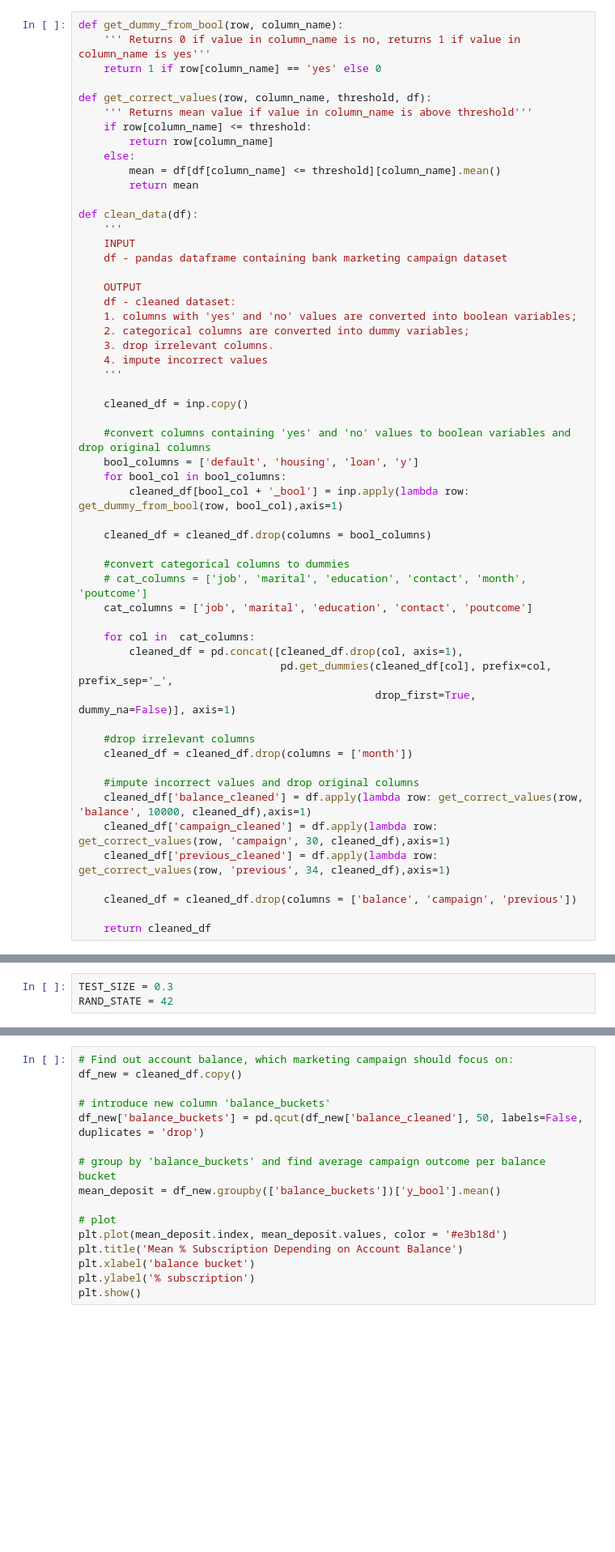
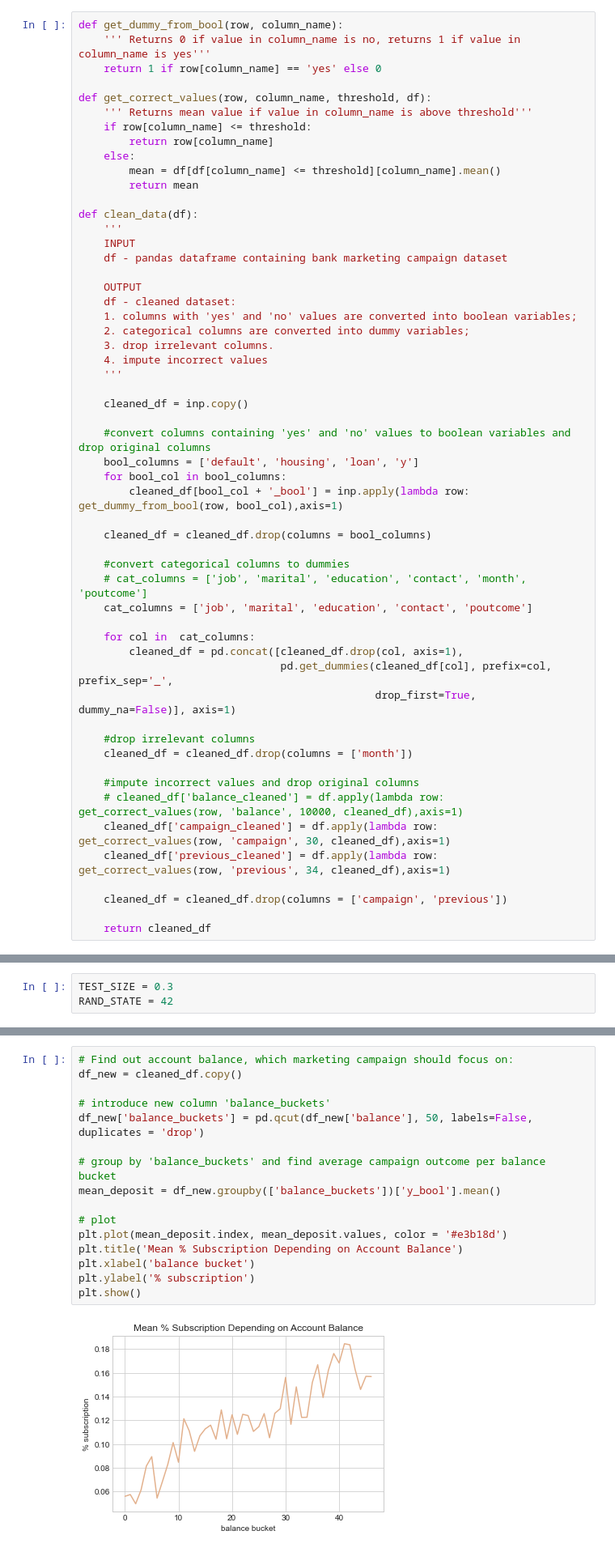
Before and after one commit to altaafkhan/term-deposit-analysis, a Jupyter notebook: script/term_deposit.ipynb, the cells around one changed output, grey strips where cells are left out. Shown: that part at 81% size. Cells and saved outputs as stored; diff of their text form; blank space fills up the shorter version.

```diff
--- a/script/term_deposit.ipynb
+++ b/script/term_deposit.ipynb
@@ -353,11 +511,11 @@ def clean_data(df):
     cleaned_df = cleaned_df.drop(columns = ['month'])
 
     #impute incorrect values and drop original columns
-    cleaned_df['balance_cleaned'] = df.apply(lambda row: get_correct_values(row, 'balance', 10000, cleaned_df),axis=1)
+    # cleaned_df['balance_cleaned'] = df.apply(lambda row: get_correct_values(row, 'balance', 10000, cleaned_df),axis=1)
     cleaned_df['campaign_cleaned'] = df.apply(lambda row: get_correct_values(row, 'campaign', 30, cleaned_df),axis=1)
     cleaned_df['previous_cleaned'] = df.apply(lambda row: get_correct_values(row, 'previous', 34, cleaned_df),axis=1)
 
-    cleaned_df = cleaned_df.drop(columns = ['balance', 'campaign', 'previous'])
+    cleaned_df = cleaned_df.drop(columns = ['campaign', 'previous'])
 
     return cleaned_df
 # %%
@@ -475,17 +664,19 @@ plt.show()
 # %%
 # Find out account balance, which marketing campaign should focus on:
 df_new = cleaned_df.copy()
 
 # introduce new column 'balance_buckets'
-df_new['balance_buckets'] = pd.qcut(df_new['balance_cleaned'], 50, labels=False, duplicates = 'drop')
+df_new['balance_buckets'] = pd.qcut(df_new['balance'], 50, labels=False, duplicates = 'drop')
 
 # group by 'balance_buckets' and find average campaign outcome per balance bucket
 mean_deposit = df_new.groupby(['balance_buckets'])['y_bool'].mean()
 
 # plot
 plt.plot(mean_deposit.index, mean_deposit.values, color = '#e3b18d')
 plt.title('Mean % Subscription Depending on Account Balance')
 plt.xlabel('balance bucket')
 plt.ylabel('% subscription')
 plt.show()
+# %% [output]
+[figure, added]
 # %%
```
Also changed, not shown: parts of 49 cells of this notebook.
